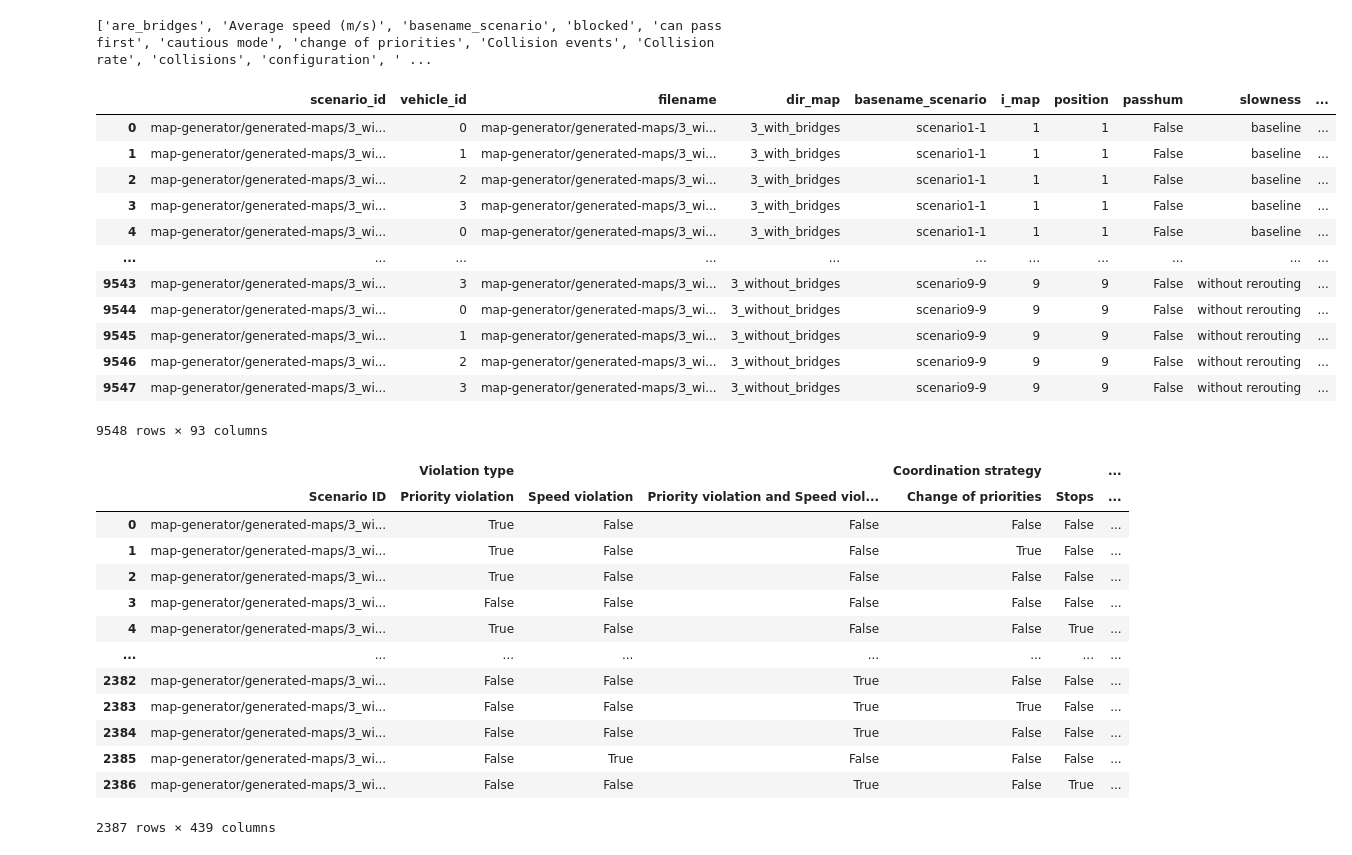
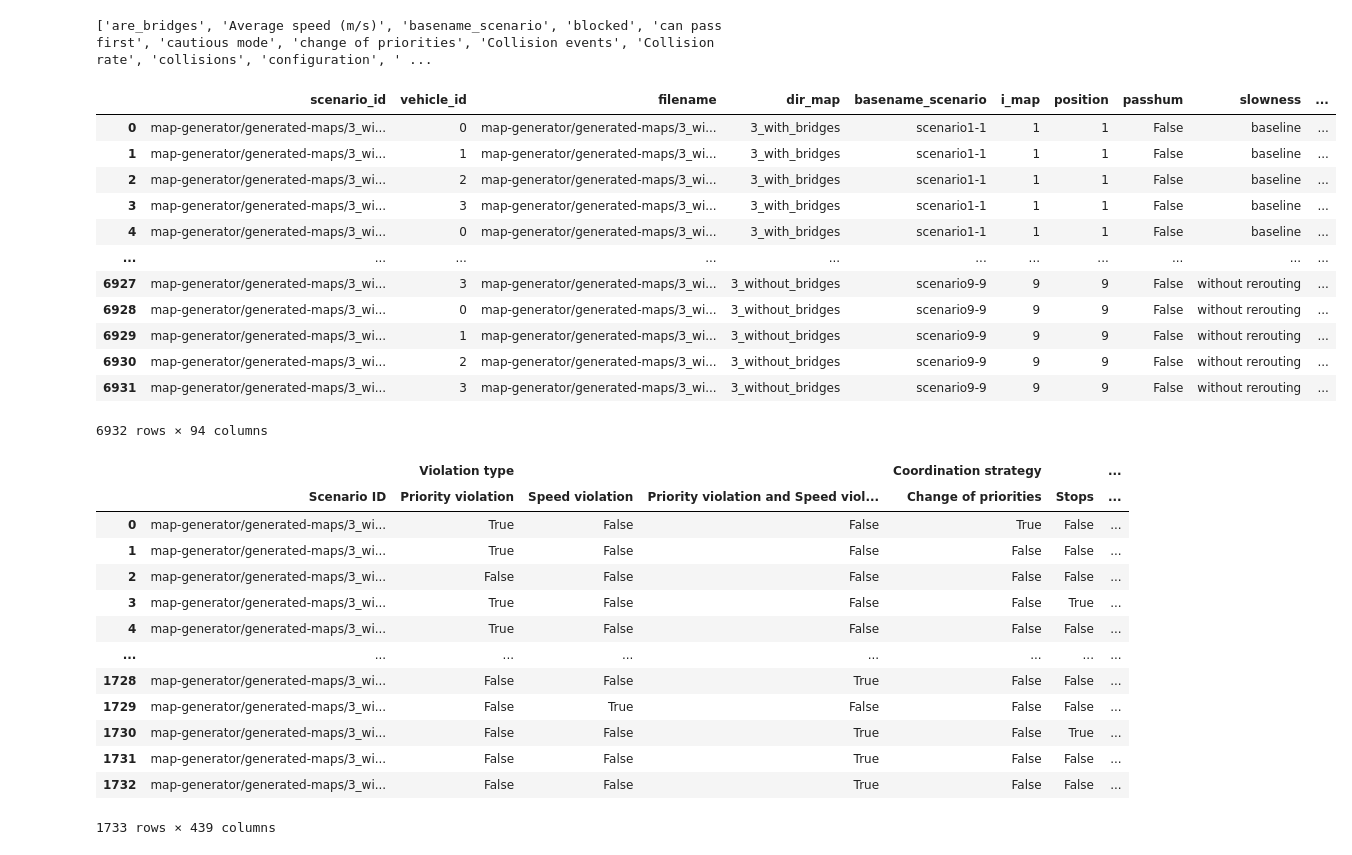
Before and after one commit to Olga-Mironenko/coordination_oru, a Jupyter notebook: scenario-analysis/df_all_clean.ipynb, the cells around one changed output. Drawn from its saved outputs; the diff is of its cells as text; code cells hidden in the pictures.

```diff
--- a/scenario-analysis/df_all_clean.ipynb
+++ b/scenario-analysis/df_all_clean.ipynb
@@ -12,7 +12,8 @@ pd.options.display.max_colwidth = 200
 # %%
 # RUNNAME = '20250128_094430'
 # RUNNAME = '20250220_094622_halfway'
-RUNNAME = '20250220_094622'
+# RUNNAME = '20250220_094622'
+RUNNAME = '20250223_150717_halfway'
 DIR = f'data/{RUNNAME}'
 FILENAME_IN = f'{DIR}/df_all.csv'
 FILENAME_OUT = f'{DIR}/df_all_clean.csv'
@@ -39,39 +40,39 @@ def read_df_all(filename):
     suffix_extra = ':::extra'
     assert not any(c.endswith(suffix_extra) for c in df_all.columns)
 
     assert not any(c.endswith(suffix_extra) for c in df_aut.columns)
     df_merged = df_all.merge(df_aut, how='outer', validate='many_to_one',
                              left_on='Scenario ID', right_on='Scenario ID',
                              suffixes=('', suffix_extra))
     df_merged = df_merged.drop(columns=[c for c in df_merged.columns if c.endswith(suffix_extra)])
 
     assert not any(c.endswith(suffix_extra) for c in df_aut.columns)
     df_merged = df_merged.merge(df_conf, how='outer', validate='many_to_one',
                                 left_on='configuration', right_on='configuration',
                                 suffixes=('', suffix_extra))
     df_merged = df_merged.drop(columns=[c for c in df_merged.columns if c.endswith(suffix_extra)])
 
     print(sorted(df_merged.columns, key=lambda s: s.lower()))
     return df_merged
 
 
 df_all = read_df_all(FILENAME_IN)
 df_all
 # %% [output]
 ['are_bridges', 'Average speed (m/s)', 'basename_scenario', 'blocked', 'can pass first', 'cautious mode', 'change of priorities', 'Collision events', 'Collision rate', 'collisions', 'configuration', ' ...
 |  | scenario_id | vehicle_id | filename | dir_map | basename_scenario | i_map | position | passhum | slowness | ... |
 | 0 | map-generator/generated-maps/3_wi... | 0 | map-generator/generated-maps/3_wi... | 3_with_bridges | scenario1-1 | 1 | 1 | False | baseline | ... |
 | 1 | map-generator/generated-maps/3_wi... | 1 | map-generator/generated-maps/3_wi... | 3_with_bridges | scenario1-1 | 1 | 1 | False | baseline | ... |
 | 2 | map-generator/generated-maps/3_wi... | 2 | map-generator/generated-maps/3_wi... | 3_with_bridges | scenario1-1 | 1 | 1 | False | baseline | ... |
 | 3 | map-generator/generated-maps/3_wi... | 3 | map-generator/generated-maps/3_wi... | 3_with_bridges | scenario1-1 | 1 | 1 | False | baseline | ... |
 | 4 | map-generator/generated-maps/3_wi... | 0 | map-generator/generated-maps/3_wi... | 3_with_bridges | scenario1-1 | 1 | 1 | False | baseline | ... |
 | ... | ... | ... | ... | ... | ... | ... | ... | ... | ... | ... |
-| 9543 | map-generator/generated-maps/3_wi... | 3 | map-generator/generated-maps/3_wi... | 3_without_bridges | scenario9-9 | 9 | 9 | False | without rerouting | ... |
-| 9544 | map-generator/generated-maps/3_wi... | 0 | map-generator/generated-maps/3_wi... | 3_without_bridges | scenario9-9 | 9 | 9 | False | without rerouting | ... |
-| 9545 | map-generator/generated-maps/3_wi... | 1 | map-generator/generated-maps/3_wi... | 3_without_bridges | scenario9-9 | 9 | 9 | False | without rerouting | ... |
-| 9546 | map-generator/generated-maps/3_wi... | 2 | map-generator/generated-maps/3_wi... | 3_without_bridges | scenario9-9 | 9 | 9 | False | without rerouting | ... |
-| 9547 | map-generator/generated-maps/3_wi... | 3 | map-generator/generated-maps/3_wi... | 3_without_bridges | scenario9-9 | 9 | 9 | False | without rerouting | ... |
+| 6927 | map-generator/generated-maps/3_wi... | 3 | map-generator/generated-maps/3_wi... | 3_without_bridges | scenario9-9 | 9 | 9 | False | without rerouting | ... |
+| 6928 | map-generator/generated-maps/3_wi... | 0 | map-generator/generated-maps/3_wi... | 3_without_bridges | scenario9-9 | 9 | 9 | False | without rerouting | ... |
+| 6929 | map-generator/generated-maps/3_wi... | 1 | map-generator/generated-maps/3_wi... | 3_without_bridges | scenario9-9 | 9 | 9 | False | without rerouting | ... |
+| 6930 | map-generator/generated-maps/3_wi... | 2 | map-generator/generated-maps/3_wi... | 3_without_bridges | scenario9-9 | 9 | 9 | False | without rerouting | ... |
+| 6931 | map-generator/generated-maps/3_wi... | 3 | map-generator/generated-maps/3_wi... | 3_without_bridges | scenario9-9 | 9 | 9 | False | without rerouting | ... |
-9548 rows × 93 columns
+6932 rows × 94 columns
 # %%
 RESOLUTION = 1  # m/step (m/pixel)
 
@@ -267,18 +268,18 @@ df_processed
 # %% [output]
 |  |  | Violation type |  |  | Coordination strategy |  | ... |
 |  | Scenario ID | Priority violation | Speed violation | Priority violation and Speed viol... | Change of priorities | Stops | ... |
-| 0 | map-generator/generated-maps/3_wi... | True | False | False | False | False | ... |
-| 1 | map-generator/generated-maps/3_wi... | True | False | False | True | False | ... |
-| 2 | map-generator/generated-maps/3_wi... | True | False | False | False | False | ... |
-| 3 | map-generator/generated-maps/3_wi... | False | False | False | False | False | ... |
-| 4 | map-generator/generated-maps/3_wi... | True | False | False | False | True | ... |
+| 0 | map-generator/generated-maps/3_wi... | True | False | False | True | False | ... |
+| 1 | map-generator/generated-maps/3_wi... | True | False | False | False | False | ... |
+| 2 | map-generator/generated-maps/3_wi... | False | False | False | False | False | ... |
+| 3 | map-generator/generated-maps/3_wi... | True | False | False | False | True | ... |
+| 4 | map-generator/generated-maps/3_wi... | True | False | False | False | False | ... |
 | ... | ... | ... | ... | ... | ... | ... | ... |
-| 2382 | map-generator/generated-maps/3_wi... | False | False | True | False | False | ... |
-| 2383 | map-generator/generated-maps/3_wi... | False | False | True | True | False | ... |
-| 2384 | map-generator/generated-maps/3_wi... | False | False | True | False | False | ... |
-| 2385 | map-generator/generated-maps/3_wi... | False | True | False | False | False | ... |
-| 2386 | map-generator/generated-maps/3_wi... | False | False | True | False | True | ... |
+| 1728 | map-generator/generated-maps/3_wi... | False | False | True | False | False | ... |
+| 1729 | map-generator/generated-maps/3_wi... | False | True | False | False | False | ... |
+| 1730 | map-generator/generated-maps/3_wi... | False | False | True | False | True | ... |
+| 1731 | map-generator/generated-maps/3_wi... | False | False | True | False | False | ... |
+| 1732 | map-generator/generated-maps/3_wi... | False | False | True | False | False | ... |
-2387 rows × 439 columns
+1733 rows × 439 columns
 # %%
 pd.read_csv(FILENAME_OUT, header=list(range(2)), index_col=0)
 # %% [output]
```
Also changed, not shown: parts of 1 cell of this notebook, 4 other files.
